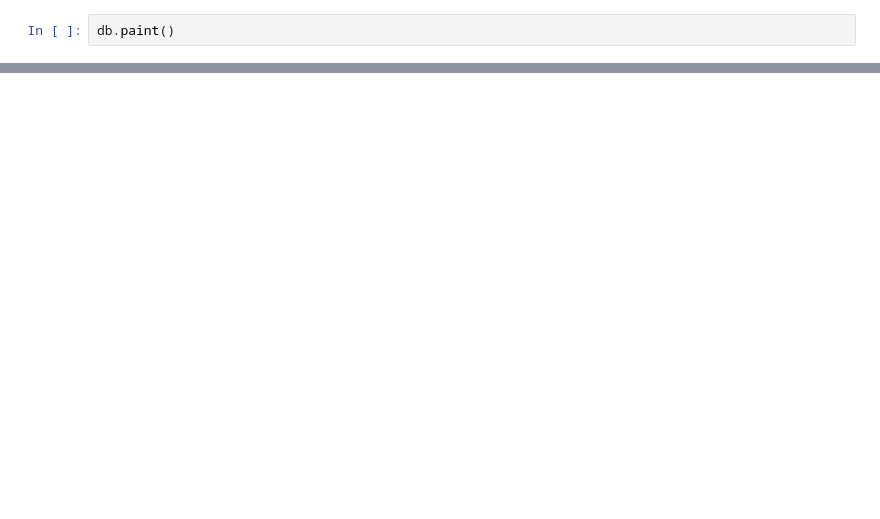
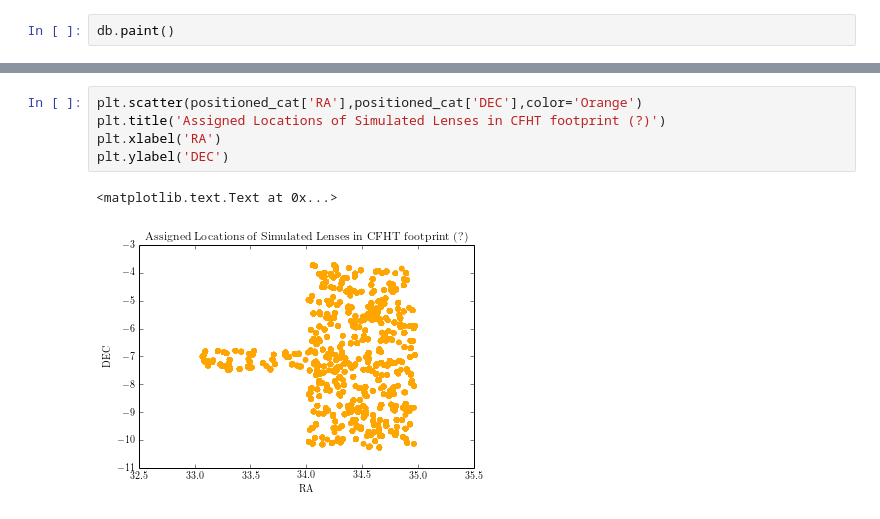
Before and after one commit to drphilmarshall/OM10, a Jupyter notebook: notebooks/ColoredCatalogs.ipynb, the cells around one changed output, grey strips where cells are left out. Saved outputs shown, nothing was run; the diff lists cells and outputs as text; blank space fills up the shorter version.

```diff
--- a/notebooks/ColoredCatalogs.ipynb
+++ b/notebooks/ColoredCatalogs.ipynb
@@ -58,0 +121,8 @@ db.paint()
+# %%
+plt.scatter(positioned_cat['RA'],positioned_cat['DEC'],color='Orange')
+plt.title('Assigned Locations of Simulated Lenses in CFHT footprint (?)')
+plt.xlabel('RA')
+plt.ylabel('DEC')
+# %% [output]
+<matplotlib.text.Text at 0x...>
+[figure, added]
```
Also changed, not shown: parts of 15 cells of this notebook, 1 other file.
